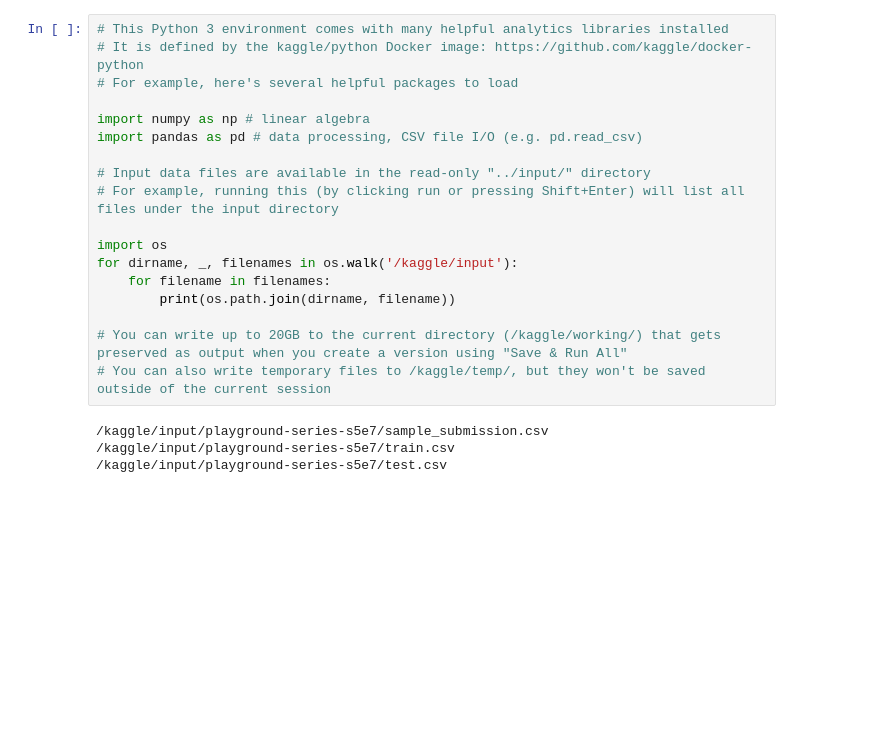
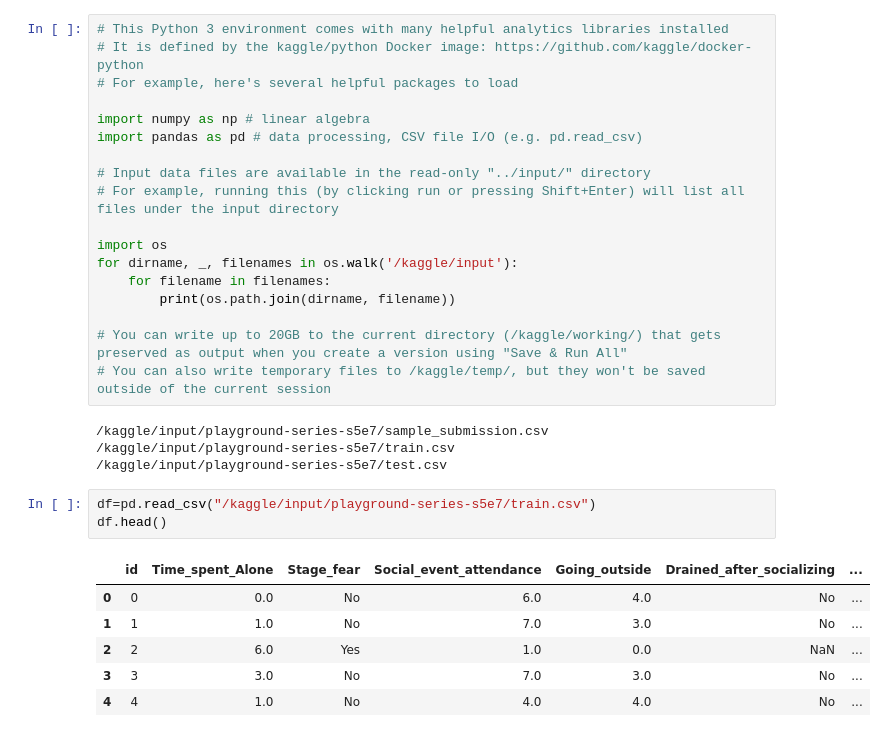
Before and after one commit to Satyam1Vishwakarma/Kaggle, a Jupyter notebook: introvert-extrovert.ipynb, the cells around one changed output. Drawn from its saved outputs; the diff is of its cells as text; blank space fills up the shorter version.

```diff
--- a/introvert-extrovert.ipynb
+++ b/introvert-extrovert.ipynb
@@ -20,3 +20,13 @@ for dirname, _, filenames in os.walk('/kaggle/input'):
 /kaggle/input/playground-series-s5e7/sample_submission.csv
 /kaggle/input/playground-series-s5e7/train.csv
 /kaggle/input/playground-series-s5e7/test.csv
+# %%
+df=pd.read_csv("/kaggle/input/playground-series-s5e7/train.csv")
+df.head()
+# %% [output]
+|  | id | Time_spent_Alone | Stage_fear | Social_event_attendance | Going_outside | Drained_after_socializing | ... |
+| 0 | 0 | 0.0 | No | 6.0 | 4.0 | No | ... |
+| 1 | 1 | 1.0 | No | 7.0 | 3.0 | No | ... |
+| 2 | 2 | 6.0 | Yes | 1.0 | 0.0 | NaN | ... |
+| 3 | 3 | 3.0 | No | 7.0 | 3.0 | No | ... |
+| 4 | 4 | 1.0 | No | 4.0 | 4.0 | No | ... |
```
Also changed, not shown: parts of 17 cells of this notebook.
